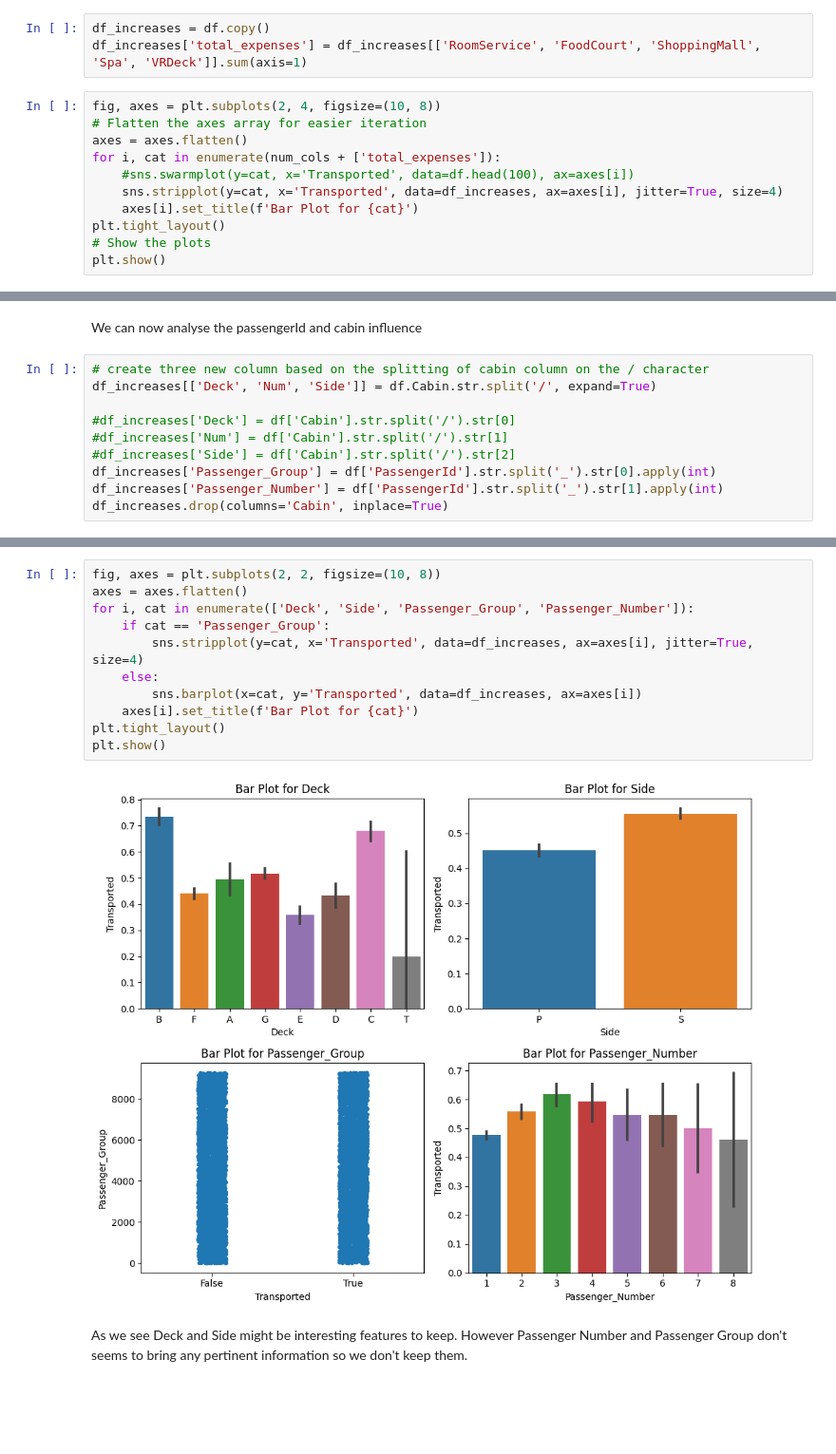
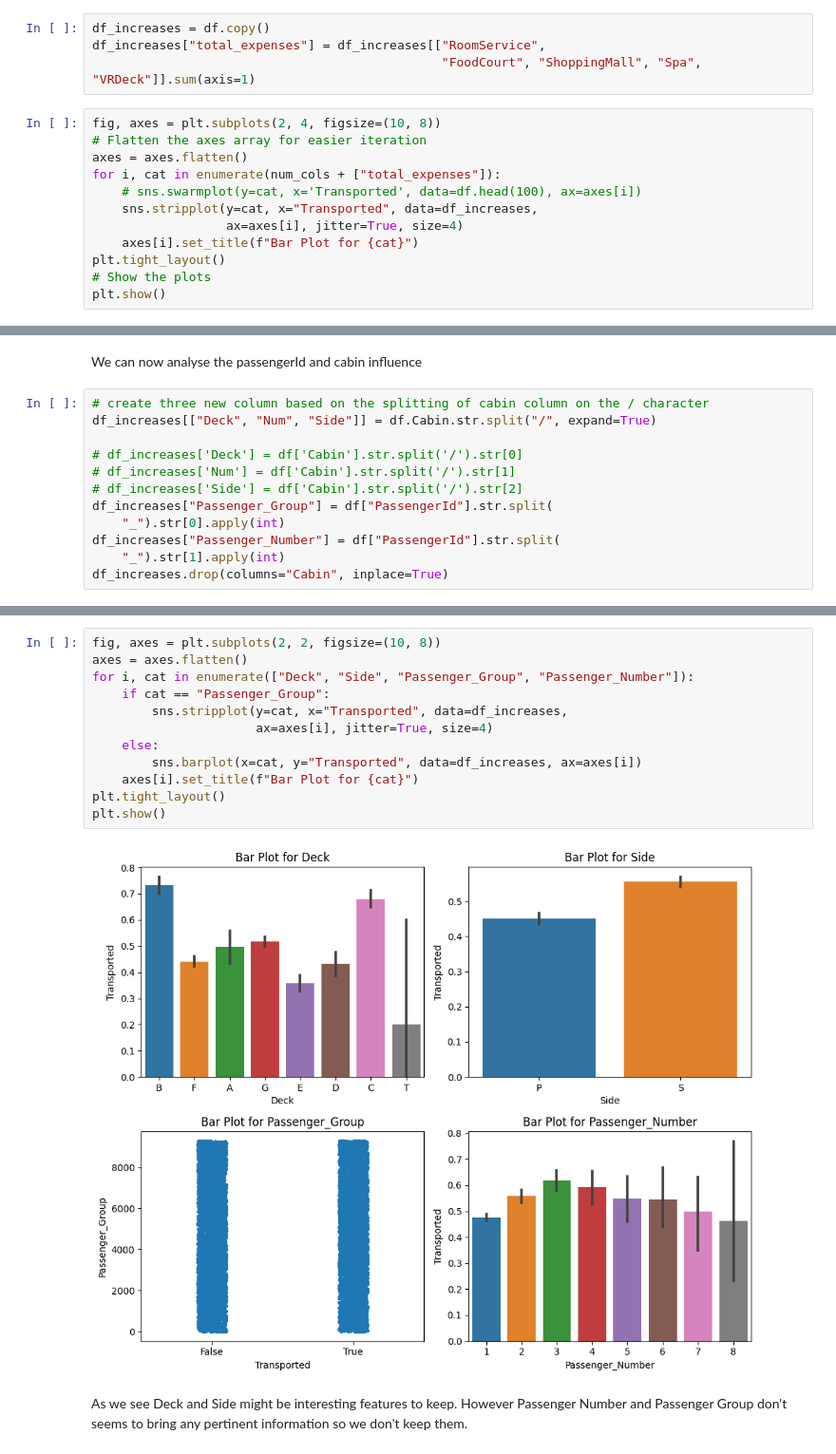
Before and after one commit to douglasbouchet/kaggle-challenges, a Jupyter notebook: spaceship-titanic/space_titanic.ipynb, the cells around one changed output, grey strips where cells are left out. Shown at 95% size. Cells and saved outputs as stored; diff of their text form; blank space fills up the shorter version.

Commit message:
data: update spaceship generated files

```diff
--- a/spaceship-titanic/space_titanic.ipynb
+++ b/spaceship-titanic/space_titanic.ipynb
@@ -68,15 +70,17 @@ we see that CryoSleep might be a really important feature to keep, the others se
 Now let's analyse some numerical features:
 # %%
 df_increases = df.copy()
-df_increases['total_expenses'] = df_increases[['RoomService', 'FoodCourt', 'ShoppingMall', 'Spa', 'VRDeck']].sum(axis=1)
+df_increases["total_expenses"] = df_increases[["RoomService",
+                                               "FoodCourt", "ShoppingMall", "Spa", "VRDeck"]].sum(axis=1)
 # %%
 fig, axes = plt.subplots(2, 4, figsize=(10, 8))
 # Flatten the axes array for easier iteration
 axes = axes.flatten()
-for i, cat in enumerate(num_cols + ['total_expenses']):
-    #sns.swarmplot(y=cat, x='Transported', data=df.head(100), ax=axes[i])
-    sns.stripplot(y=cat, x='Transported', data=df_increases, ax=axes[i], jitter=True, size=4)
-    axes[i].set_title(f'Bar Plot for {cat}')
+for i, cat in enumerate(num_cols + ["total_expenses"]):
+    # sns.swarmplot(y=cat, x='Transported', data=df.head(100), ax=axes[i])
+    sns.stripplot(y=cat, x="Transported", data=df_increases,
+                  ax=axes[i], jitter=True, size=4)
+    axes[i].set_title(f"Bar Plot for {cat}")
 plt.tight_layout()
 # Show the plots
 plt.show()
@@ -88,12 +92,14 @@ we see that Age, ShoppingMall don't seem to matter, so we don't keep them.
 We can now analyse the passengerId and cabin influence
 # %%
 # create three new column based on the splitting of cabin column on the / character
-df_increases[['Deck', 'Num', 'Side']] = df.Cabin.str.split('/', expand=True)
+df_increases[["Deck", "Num", "Side"]] = df.Cabin.str.split("/", expand=True)
 
-#df_increases['Deck'] = df['Cabin'].str.split('/').str[0]
-#df_increases['Num'] = df['Cabin'].str.split('/').str[1]
-#df_increases['Side'] = df['Cabin'].str.split('/').str[2]
-df_increases['Passenger_Group'] = df['PassengerId'].str.split('_').str[0].apply(int)
-df_increases['Passenger_Number'] = df['PassengerId'].str.split('_').str[1].apply(int)
-df_increases.drop(columns='Cabin', inplace=True)
+# df_increases['Deck'] = df['Cabin'].str.split('/').str[0]
+# df_increases['Num'] = df['Cabin'].str.split('/').str[1]
+# df_increases['Side'] = df['Cabin'].str.split('/').str[2]
+df_increases["Passenger_Group"] = df["PassengerId"].str.split(
+    "_").str[0].apply(int)
+df_increases["Passenger_Number"] = df["PassengerId"].str.split(
+    "_").str[1].apply(int)
+df_increases.drop(columns="Cabin", inplace=True)
 # %%
@@ -104,16 +112,17 @@ df_increases['Passenger_Group'].nunique(), df_increases['Passenger_Number'].nuni
 # %%
 fig, axes = plt.subplots(2, 2, figsize=(10, 8))
 axes = axes.flatten()
-for i, cat in enumerate(['Deck', 'Side', 'Passenger_Group', 'Passenger_Number']):
-    if cat == 'Passenger_Group':
-        sns.stripplot(y=cat, x='Transported', data=df_increases, ax=axes[i], jitter=True, size=4)
+for i, cat in enumerate(["Deck", "Side", "Passenger_Group", "Passenger_Number"]):
+    if cat == "Passenger_Group":
+        sns.stripplot(y=cat, x="Transported", data=df_increases,
+                      ax=axes[i], jitter=True, size=4)
     else:
-        sns.barplot(x=cat, y='Transported', data=df_increases, ax=axes[i])
-    axes[i].set_title(f'Bar Plot for {cat}')
+        sns.barplot(x=cat, y="Transported", data=df_increases, ax=axes[i])
+    axes[i].set_title(f"Bar Plot for {cat}")
 plt.tight_layout()
 plt.show()
 # %% [output]
-[figure, old version]
+[figure, new version]
 # %% [markdown]
 As we see Deck and Side might be interesting features to keep. However Passenger Number and Passenger Group don't seems to bring any pertinent information so we don't keep them.
 # %%
```
Also changed, not shown: parts of 31 cells of this notebook, 4 other files.
